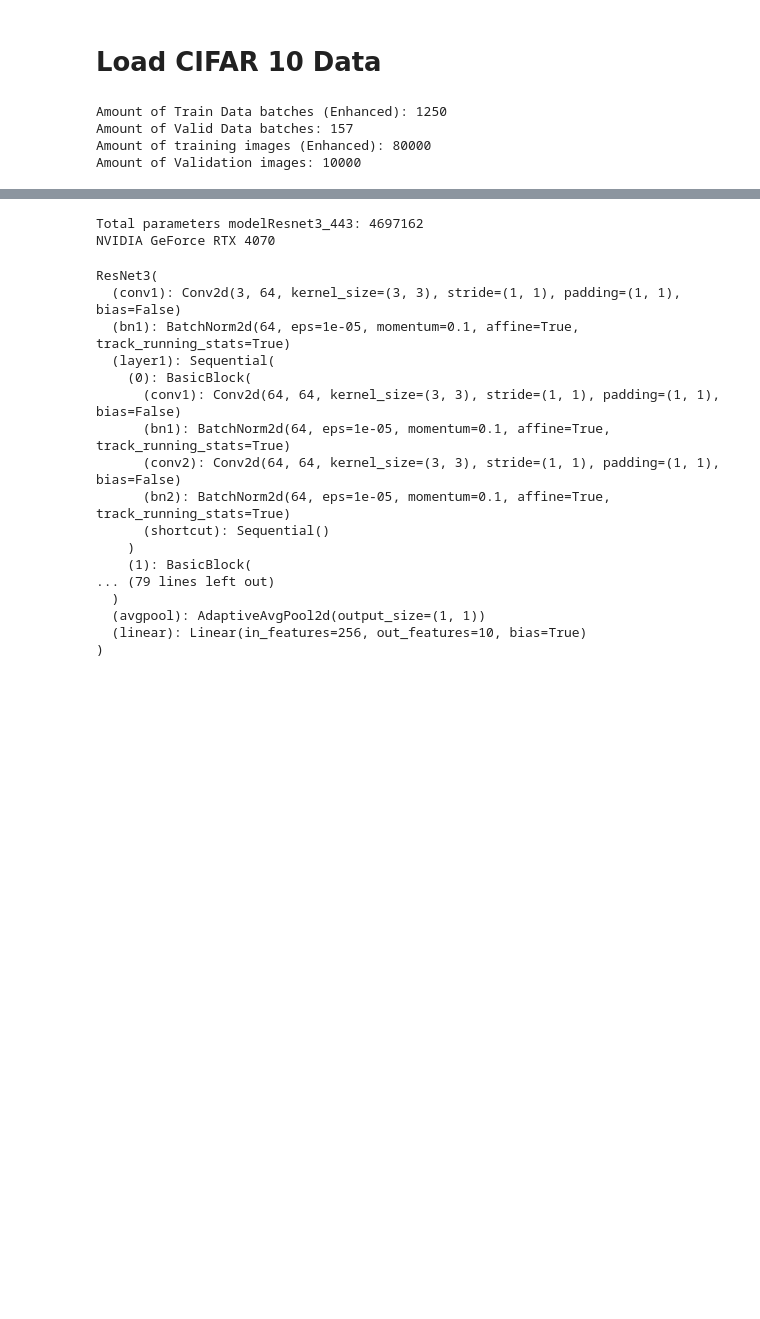
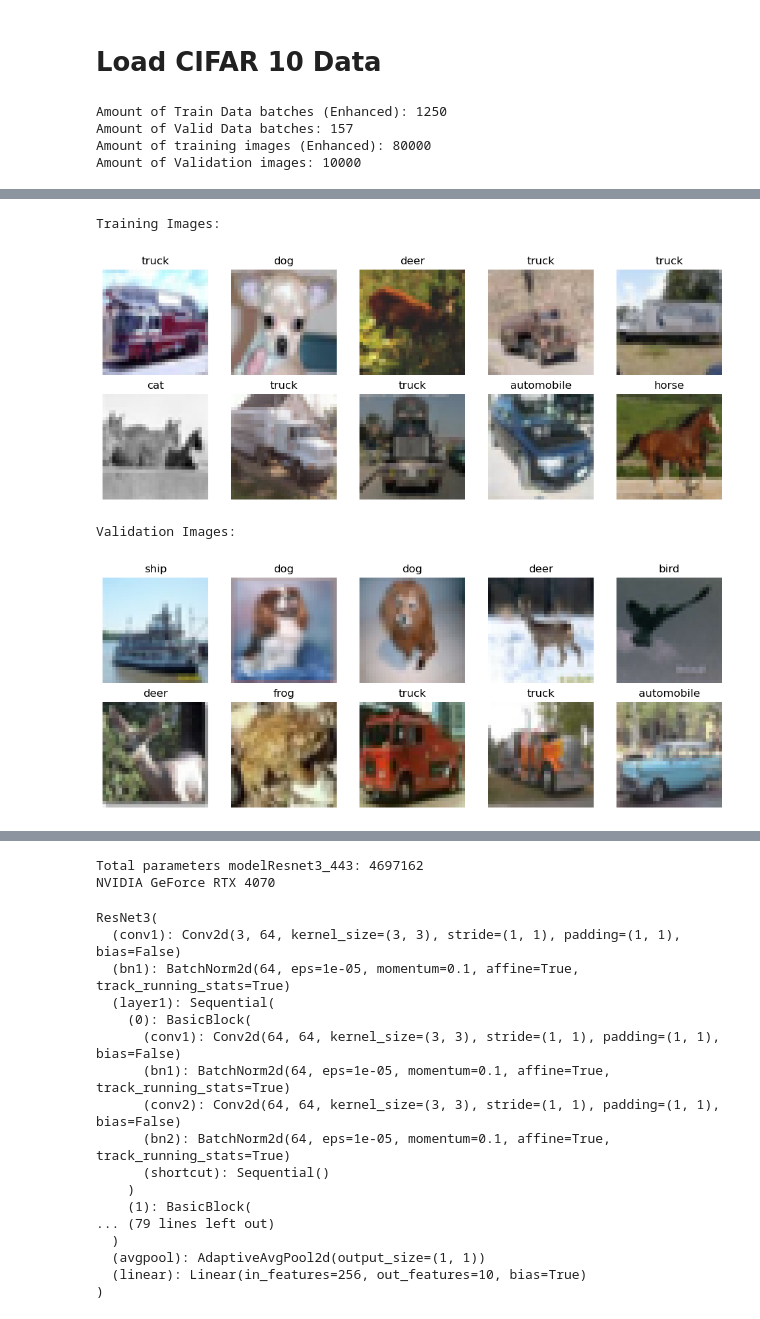
Before and after one commit to matzefit/DL_Sp24_Miniproject, a Jupyter notebook: scriptFinalModel.ipynb, the cells around one changed output, grey strips where cells are left out. Drawn from its saved outputs; the diff is of its cells as text; code cells hidden in the pictures; blank space fills up the shorter version.

```diff
--- a/scriptFinalModel.ipynb
+++ b/scriptFinalModel.ipynb
@@ -118,42 +125,47 @@ Amount of Validation images: 10000
 # %%
-# #visualize:
-# import matplotlib.pyplot as plt
-# import numpy as np
-# from torchvision.transforms import ToPILImage
-# from random import sample
+#visualize:
+import matplotlib.pyplot as plt
+import numpy as np
+from torchvision.transforms import ToPILImage
+from random import sample
 
-# # Define a function to show images in a grid
-# def show_images(images, labels, classes, rows=2, cols=5, scale=2):
-#     fig, axes = plt.subplots(rows, cols, figsize=(scale*cols, scale*rows))
-#     axes = axes.flatten()
-#     for img, label, ax in zip(images, labels, axes):
-#         img = img.reshape(3, 32, 32).transpose(1, 2, 0)  # Convert to HxWxC format
-#         if np.max(img) > 1:  # Assume the image is in the range [0, 255]
-#             img = img / 255.0
-#         ax.imshow(img)
-#         ax.axis('off')
-#         ax.set_title(classes[label])
-#     plt.tight_layout()
-#     plt.show()
+# Define a function to show images in a grid
+def show_images(images, labels, classes, rows=2, cols=5, scale=2):
+    fig, axes = plt.subplots(rows, cols, figsize=(scale*cols, scale*rows))
+    axes = axes.flatten()
+    for img, label, ax in zip(images, labels, axes):
+        img = img.reshape(3, 32, 32).transpose(1, 2, 0)  #convert to HxWxC format
+        if np.max(img) > 1:  #assume the image is in the range [0, 255]
+            img = img / 255.0
+        ax.imshow(img)
+        ax.axis('off')
+        ax.set_title(classes[label])
+    plt.tight_layout()
+    plt.show()
 
-# # Classes in CIFAR-10
-# classes = ['airplane', 'automobile', 'bird', 'cat', 'deer',
-#            'dog', 'frog', 'horse', 'ship', 'truck']
+# Classes in CIFAR-10
+classes = ['airplane', 'automobile', 'bird', 'cat', 'deer',
+           'dog', 'frog', 'horse', 'ship', 'truck']
 
-# # Randomly select 10 images and their labels from training set
-# indices_train = sample(range(len(X_train)), 10)
-# images_train = X_train[indices_train]
-# labels_train = y_train[indices_train]
+#randomly select 10 images and their labels from training set
+indices_train = sample(range(len(X_train)), 10)
+images_train = X_train[indices_train]
+labels_train = y_train[indices_train]
 
-# # Randomly select 10 images and their labels from validation set
-# indices_val = sample(range(len(X_val)), 10)
-# images_val = X_val[indices_val]
-# labels_val = y_val[indices_val]
+#randomly select 10 images and their labels from validation set
+indices_val = sample(range(len(X_val)), 10)
+images_val = X_val[indices_val]
+labels_val = y_val[indices_val]
 
-# # Display training images
-# print("Training Images:")
-# show_images(images_train, labels_train, classes)
+#display training images
+print("Training Images:")
+show_images(images_train, labels_train, classes)
 
-# # Display validation images
-# print("Validation Images:")
-# show_images(images_val, labels_val, classes)
+#display validation images
+print("Validation Images:")
+show_images(images_val, labels_val, classes)
+# %% [output]
+Training Images:
+[figure, added]
+Validation Images:
+[figure, added]
```
Also changed, not shown: parts of 10 cells of this notebook, 3 other files.
